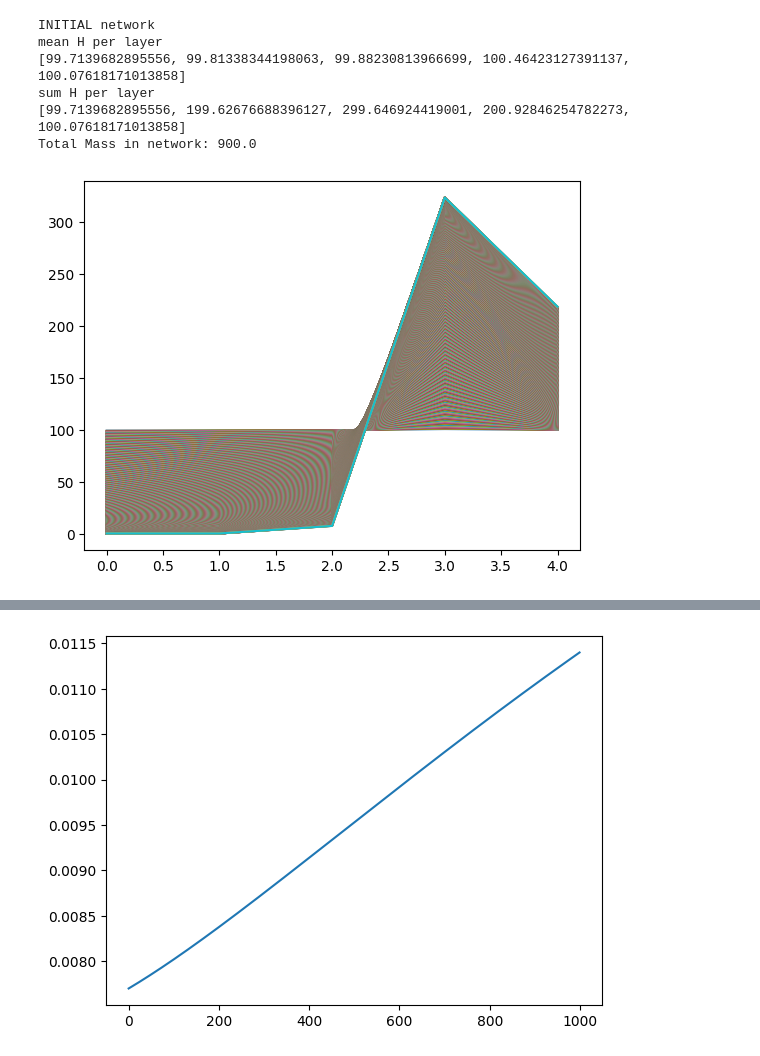
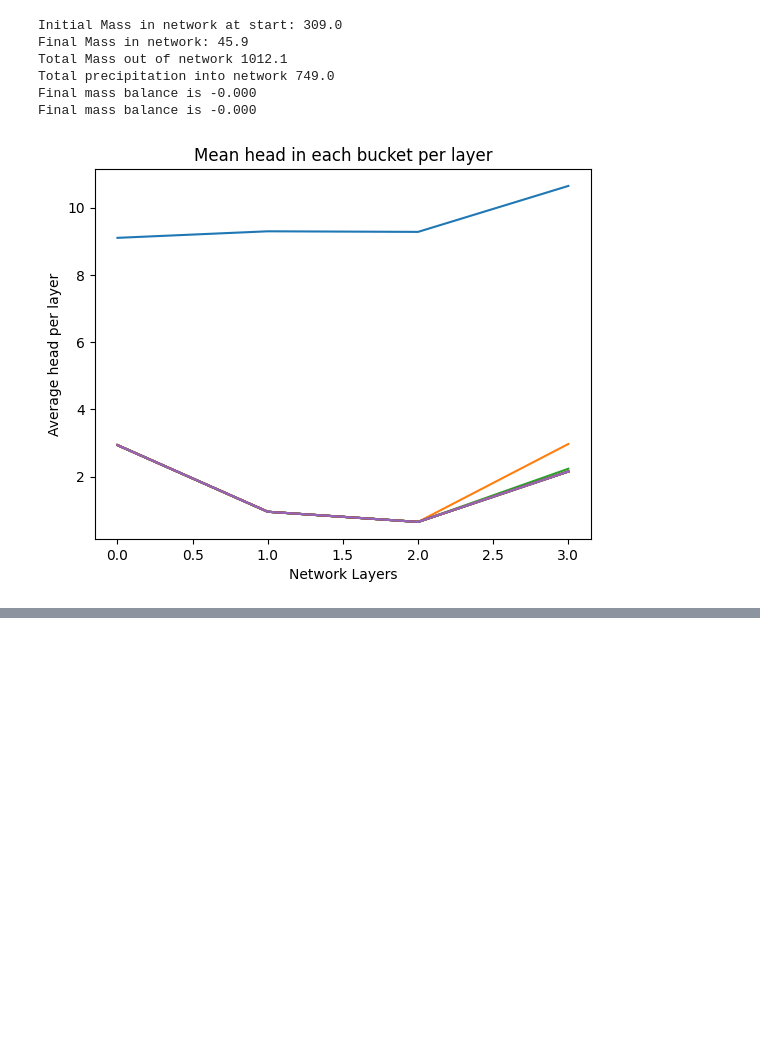
Before and after one commit to jmframe/nash_cascade_neural_network, a Jupyter notebook: nash_cascade_neural_network.ipynb, the cells around one changed output, grey strips where cells are left out. Cells and saved outputs as stored; diff of their text form; code cells hidden in the pictures; blank space fills up the shorter version.

Commit message:
precipitation input and mass balance working

```diff
--- a/nash_cascade_neural_network.ipynb
+++ b/nash_cascade_neural_network.ipynb
@@ -12,6 +12,8 @@
 import numpy as np
 import matplotlib.pyplot as plt
 from ncnn import NashCascadeNeuralNetwork as ncnn
+# Precipitation standard variable name used in the ncnn model interface
+PRECIP_SVN = "atmosphere_water__liquid_equivalent_precipitation_rate"
 # %%
 
 # Example
@@ -32,35 +26,55 @@ bucket_net.mean_H_per_layer
 # %%
 bucket_net.summarize_network()
-print("INITIAL network")
-print("mean H per layer")
-print(bucket_net.mean_H_per_layer)
-print("sum H per layer")
-print(bucket_net.sum_H_per_layer)
-print(f"Total Mass in network: {np.sum(bucket_net.sum_H_per_layer):.1f}")
+inital_mass_in_network = np.sum(bucket_net.sum_H_per_layer)
+print(f"Initial Mass in network at start: {inital_mass_in_network:.1f}")
 network_outflow_list = []
-for i in range(1000):
+network_precip_input_list = []
+count = 0
+for i in range(15000):
+
+    ###########################################################################
+    if count > 950:
+        network_precip_input_list.append(1)
+    else:
+        network_precip_input_list.append(0)
+    if count == 1000:
+        count = 0
+    count+=1
+    ###########################################################################
+
+    ###########################################################################
+    ###########################################################################
+    bucket_net.set_value(PRECIP_SVN, np.array(network_precip_input_list[-1]))
     network_outflow = bucket_net.update_network()
     network_outflow_list.append(bucket_net.network_outflow)
     bucket_net.summarize_network()
-    plt.plot(bucket_net.mean_H_per_layer)
+    ###########################################################################
+    ###########################################################################
+
+    if i % 1000 == 0:
+        plt.plot(bucket_net.mean_H_per_layer)
+
+###########################################################################
+total_mass_precip_in = np.sum(network_precip_input_list)
+final_mass_in_network = np.sum(bucket_net.sum_H_per_layer)
+total_mass_outflow = np.sum(network_outflow_list)
+print(f"Final Mass in network: {final_mass_in_network:.1f}")
+print(f"Total Mass out of network {total_mass_outflow:.1f}")
+print(f"Total precipitation into network {total_mass_precip_in:.1f}")
+mass_balance = (inital_mass_in_network + total_mass_precip_in) - (final_mass_in_network + total_mass_outflow)
+print(f"Final mass balance is {mass_balance:.3f}")
+mass_balance = (inital_mass_in_network - final_mass_in_network) - (total_mass_outflow - total_mass_precip_in)
+print(f"Final mass balance is {mass_balance:.3f}")
+plt.title("Mean head in each bucket per layer")
+plt.ylabel("Average head per layer")
+plt.xlabel("Network Layers")
 plt.show()
 plt.close()
-print("Final network")
-print("mean H per layer")
-print(bucket_net.mean_H_per_layer)
-print("sum H per layer")
-print(bucket_net.sum_H_per_layer)
-print(f"Total Mass in network: {np.sum(bucket_net.sum_H_per_layer):.1f}")
-print(f"Total Mass out of network {np.sum(network_outflow_list):.1f}")
-print(f"Total Mass in and out of network {np.sum(bucket_net.sum_H_per_layer) + np.sum(network_outflow_list):.1f}")
-plt.plot(network_outflow_list)
-plt.show()
-plt.close()
 # %% [output]
-INITIAL network
-mean H per layer
-[99.7139682895556, 99.81338344198063, 99.88230813966699, 100.46423127391137, 100.07618171013858]
-sum H per layer
-[99.7139682895556, 199.62676688396127, 299.646924419001, 200.92846254782273, 100.07618171013858]
-Total Mass in network: 900.0
+Initial Mass in network at start: 309.0
+Final Mass in network: 45.9
+Total Mass out of network 1012.1
+Total precipitation into network 749.0
+Final mass balance is -0.000
+Final mass balance is -0.000
-[figure, old version]
+[figure, new version]
@@ -75 +80,0 @@ Total Mass in and out of network 900.0
-[figure, removed]
```
Also changed, not shown: parts of 3 cells of this notebook, 2 other files.
